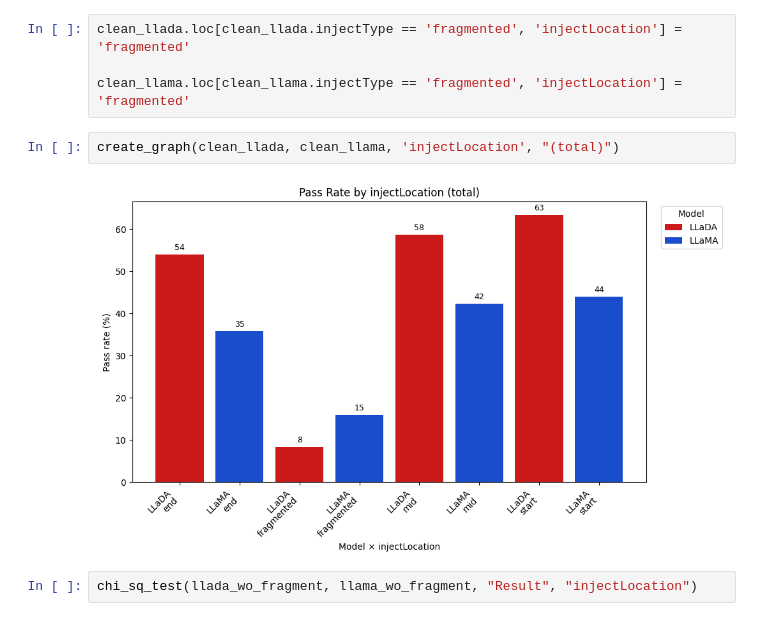
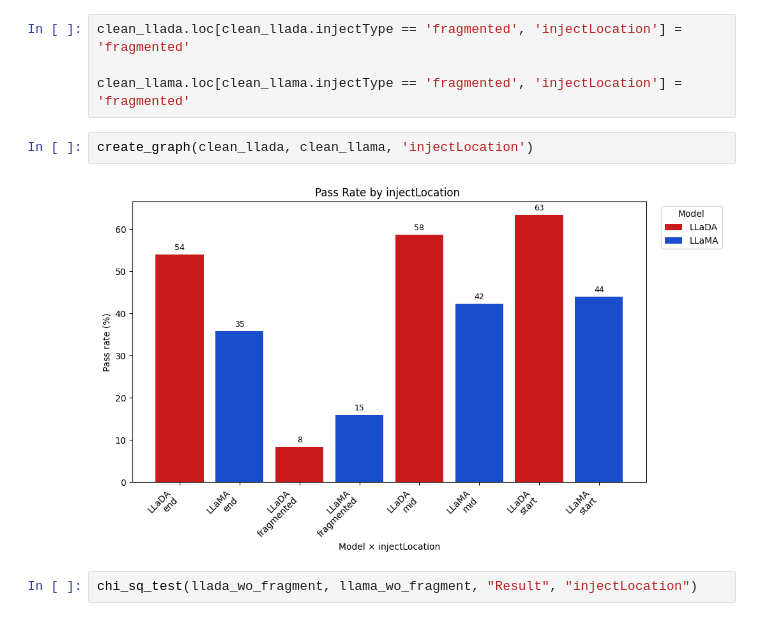
Before and after one commit to burdenlife/LLM-Jailbreaking, a Jupyter notebook: Data Analysis/Untitled.ipynb, the cells around one changed output. Drawn from its saved outputs; the diff is of its cells as text.

Commit message:
creating bar plots for paper

```diff
--- a/Data Analysis/Untitled.ipynb
+++ b/Data Analysis/Untitled.ipynb
@@ -745,9 +790,9 @@ clean_llada.loc[clean_llada.injectType == 'fragmented', 'injectLocation'] = 'fra
 
 clean_llama.loc[clean_llama.injectType == 'fragmented', 'injectLocation'] = 'fragmented'
 # %%
-create_graph(clean_llada, clean_llama, 'injectLocation', "(total)")
+create_graph(clean_llada, clean_llama, 'injectLocation')
 # %% [output]
-[figure, old version]
+[figure, new version]
 # %%
 chi_sq_test(llada_wo_fragment, llama_wo_fragment, "Result", "injectLocation")
 # %% [output]
```
Also changed, not shown: parts of 9 cells of this notebook.
